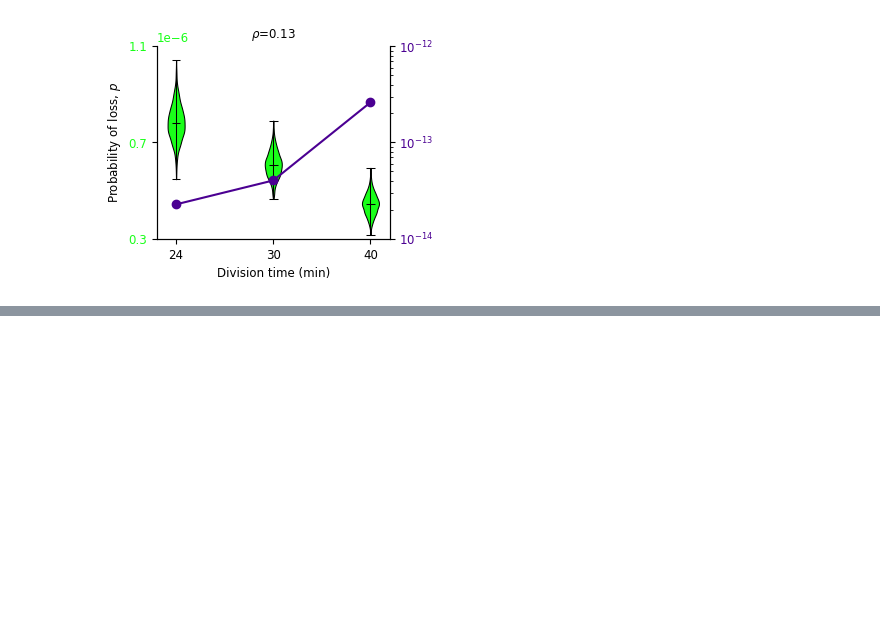
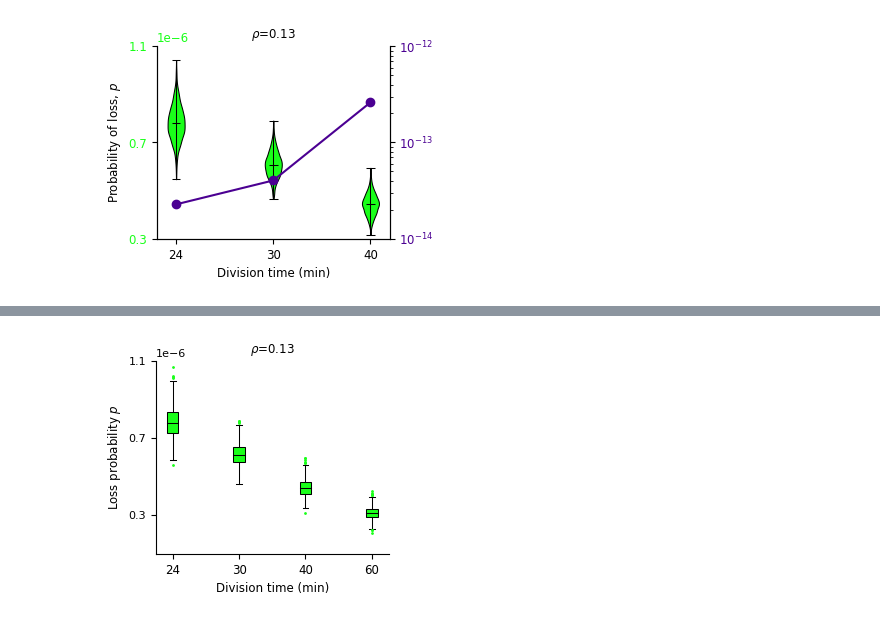
Before and after one commit to mvcortez/Plasmids, a Jupyter notebook: Supplementary Simulations/Loss_vs_Division_time.ipynb, the cells around one changed output, grey strips where cells are left out. Drawn from its saved outputs; the diff is of its cells as text; code cells hidden in the pictures; blank space fills up the shorter version.

```diff
--- a/Supplementary Simulations/Loss_vs_Division_time.ipynb
+++ b/Supplementary Simulations/Loss_vs_Division_time.ipynb
@@ -300,0 +233,47 @@ plt.savefig("growth_rates.pdf", format="pdf", bbox_inches="tight")
+# %%
+f= plt.figure(figsize=(3,2.5))
+ax = f.add_subplot(111)
+matplotlib.rcParams['pdf.fonttype'] = 42
+matplotlib.rcParams['ps.fonttype'] = 42
+
+fontsiz=8.5
+tau_vec = [24,30,40,60]
+
+def box_plot(data, edge_color, fill_color,pos,out_color):
+    bp = ax.boxplot(data, patch_artist=True,positions=pos,showfliers=True,widths=0.35,sym=out_color)
+    for element in ['boxes', 'whiskers', 'fliers', 'means', 'medians', 'caps']:
+        plt.setp(bp[element], color=edge_color, linewidth=0.75)
+    for patch in bp['boxes']:
+        patch.set(facecolor=fill_color)
+    plt.setp(bp['fliers'], color=edge_color, linewidth=0.25,markersize=1)
+    return bp
+
+def box_plot2(data, edge_color, fill_color,pos,out_color):
+    bp = ax2.boxplot(data, patch_artist=True,positions=pos,showfliers=True,widths=0.35,sym=out_color)
+    for element in ['boxes', 'whiskers', 'fliers', 'means', 'medians', 'caps']:
+        plt.setp(bp[element], color=edge_color, linewidth=0.75)
+    for patch in bp['boxes']:
+        patch.set(facecolor=fill_color)
+    plt.setp(bp['fliers'], color=edge_color, linewidth=0.25,markersize=1)
+    return bp
+
+tags = [24,30,40,60]
+col = ["#1AFF1A","#4B0092"]
+
+#impeded segregation
+clust_model1 = box_plot(np.random.beta(a_vec[0],b_vec[0],1000), 'k', col[0],[1], col[0])
+clust_model2 = box_plot(np.random.beta(a_vec[1],b_vec[1],1000),'k', col[0],[3], col[0])
+clust_model3 = box_plot(np.random.beta(a_vec[2],b_vec[2],1000), 'k', col[0],[5], col[0])
+clust_model4 = box_plot(np.random.beta(a_vec[3],b_vec[3],1000), 'k', col[0],[7], col[0])
+
+ax.set_yticks([3e-7,7e-7,11e-7])
+ax.set_ylim([1e-7,11e-7])
+ax.set_xticks([1,3,5,7])
+ax.set_xticklabels(tags,fontsize=fontsiz)
+ax.set_xlabel('Division time (min)',fontsize=fontsiz)
+ax.set_ylabel(r'Loss probability $p$',fontsize=fontsiz)
+ax.set_title(r'$\rho$=0.13',fontsize=fontsiz)
+sns.despine()
+plt.savefig("Supp_growth_rates.pdf", format="pdf", bbox_inches="tight")
+# %% [output]
+[figure, added]
```
Also changed, not shown: parts of 4 cells of this notebook.
